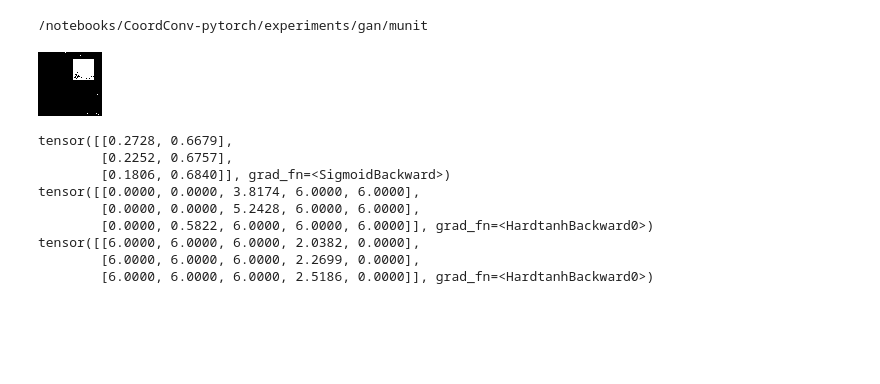
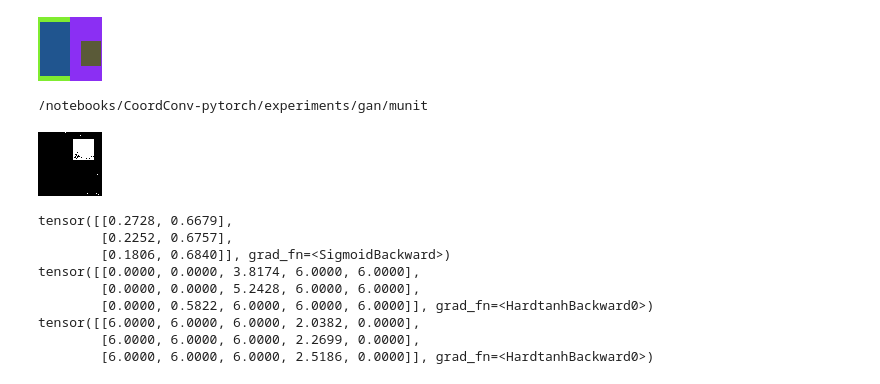
Before and after one commit to w121211/CoordConv, a Jupyter notebook: experiments/debug.ipynb, the cells around one changed output. Drawn from its saved outputs; the diff is of its cells as text; code cells hidden in the pictures; blank space fills up the shorter version.

```diff
--- a/experiments/debug.ipynb
+++ b/experiments/debug.ipynb
@@ -24,3 +109,61 @@ from faker import Faker
+# %%
+from enum import Enum
+import random
+
+fake = Faker()
+# Brush = Enum('Brush', 'RECT PHOTO TEXT SPRITE')
+Brush = Enum('Brush', 'RECT')
+
+def paint(x, draw):
+    x, y, w, h, r, g, b, brush = x
+    x0, y0, x1, y1 = x, y, x+w, y+h
+
+    if Brush(brush) == Brush.RECT:
+        draw.rectangle((x0, y0, x1, y1), fill=(r, g, b))
+#     elif brush == Brush.PHOTO:
+#         pass
+#     elif brush == Brush.TEXT:
+#         pass
+#     elif brush == Brush.SPRITE:
+#         pass
+
+def _sample_x(frame_xywh, xywh=None, brush=None, rgb=None,min_wh=(5, 5)):
+    if xywh is None:
+        w = fake.pyint(min_wh[0], frame_xywh[2])
+        h = fake.pyint(min_wh[1], frame_xywh[3])
+        x = fake.pyint(0, frame_xywh[2] - w) + frame_xywh[0]
+        y = fake.pyint(0, frame_xywh[3] - h)+ frame_xywh[1]
+        xywh = x, y, w, h
+    if brush is None:
+        brush = random.choice(list(Brush))
+    if rgb is None:
+        rgb = [int(x) for x in fake.rgb_color().split(",")]
+    return (*xywh, *rgb, brush.value)
+
+def cut(xywh, ratio=random.choice([1/6, 1/5, 1/4, 1/3, 1/2])):
+    x, y, w, h = xywh
+    r0 = random.choice([ratio, 1-ratio])
+    w0 = int(w * ratio)
+    w1 = w - w0
+    xywh0 = (x, y, w0, h)
+    xywh1 = (x+w0, y, w1, h)
+    return xywh0, xywh1
+
+# type(Brush.RECT.value)
+# random.choice(list(Brush))
+
+xs = []
+for f in cut((0, 0, 64, 64)):
+    xs += [_sample_x(f, xywh=f, brush=Brush.RECT), _sample_x(f)]  # bg, item
+
+im = Image.new("RGB", (img_shape[1], img_shape[2]))
+draw = ImageDraw.Draw(im)
+for x in xs:
+    paint(x, draw)
+
+im
+# %% [output]
+[figure, added]
 # %%
 %cd /notebooks/CoordConv-pytorch/experiments/gan/munit
 
```
Also changed, not shown: parts of 4 cells of this notebook, 5 other files.
